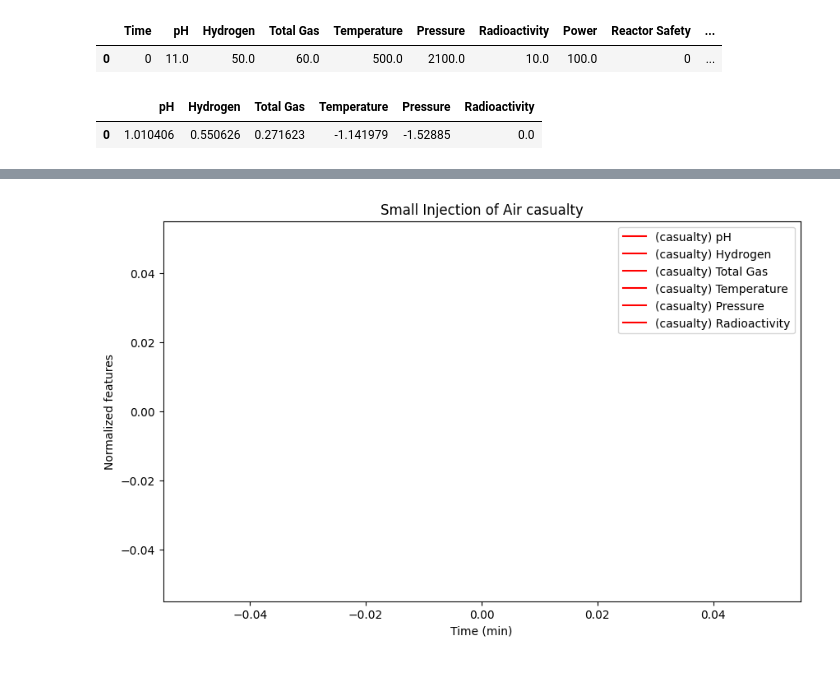
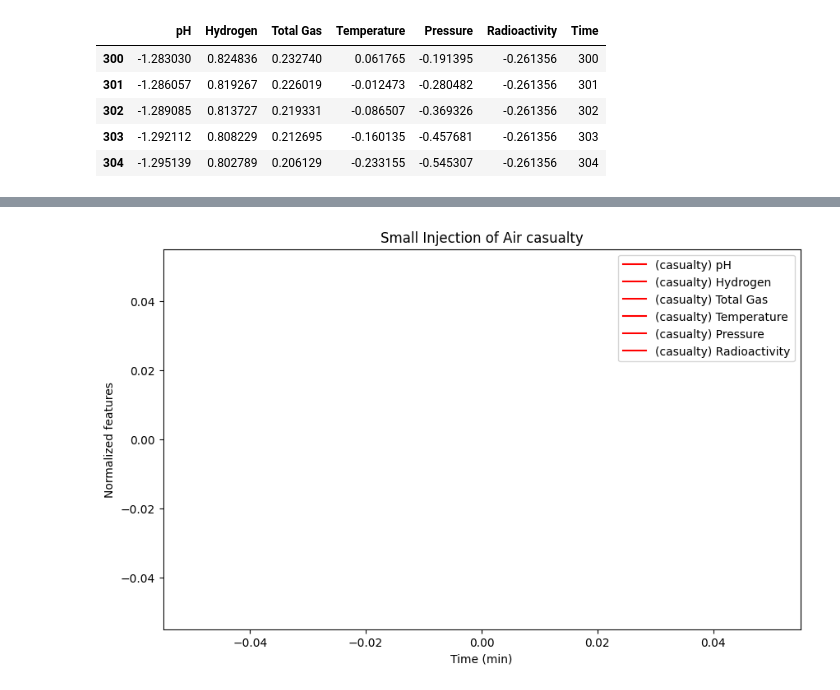
Before and after one commit to shawnschulz/chem_277B_capstone_project, a Jupyter notebook: Simulation Data/graph.ipynb, the cells around one changed output, grey strips where cells are left out. Drawn from its saved outputs; the diff is of its cells as text; code cells hidden in the pictures.

```diff
--- a/Simulation Data/graph.ipynb
+++ b/Simulation Data/graph.ipynb
@@ -5,25 +5,24 @@ import matplotlib.pyplot as plt
 import seaborn as sns
 
 from sklearn.preprocessing import StandardScaler
-# %%
-df_no_casualties = pd.read_csv("Sim_only_large_injection_of_air")
-df_no_casualties.head(1)
-# %% [output]
-|  | Time | pH | Hydrogen | Total Gas | Temperature | Pressure | Radioactivity | Power | Reactor Safety | ... |
-| 0 | 0 | 11.0 | 50.0 | 60.0 | 500.0 | 2100.0 | 10.0 | 100.0 | 0 | ... |
 # %%
-first_500 = df_no_casualties.iloc[200:722]
+df_no_casualties = pd.read_csv("Sim_only_large_injection_of_air")
+first_500 = df_no_casualties.iloc[300:750]
+
 scaler = StandardScaler()
+num_data = first_500[["pH", "Hydrogen", "Total Gas", "Temperature", "Pressure", "Radioactivity"]]
+data_s = scaler.fit_transform(num_data)
 
-num_data = first_500[["pH", "Hydrogen", "Total Gas", "Temperature", "Pressure", "Radioactivity"]]
-
-data_s = scaler.fit_transform(num_data)
-data_s = pd.DataFrame(data_s, columns = num_data.columns)
-data_s["Time"] = first_500["Time"]
-data_s.head(1)
+data_s = pd.DataFrame(data_s, columns = num_data.columns, index = num_data.index)
+data_s["Time"] = first_500["Time"].values
+data_s.head()
 # %% [output]
-|  | pH | Hydrogen | Total Gas | Temperature | Pressure | Radioactivity |
-| 0 | 1.010406 | 0.550626 | 0.271623 | -1.141979 | -1.52885 | 0.0 |
+|  | pH | Hydrogen | Total Gas | Temperature | Pressure | Radioactivity | Time |
+| 300 | -1.283030 | 0.824836 | 0.232740 | 0.061765 | -0.191395 | -0.261356 | 300 |
+| 301 | -1.286057 | 0.819267 | 0.226019 | -0.012473 | -0.280482 | -0.261356 | 301 |
+| 302 | -1.289085 | 0.813727 | 0.219331 | -0.086507 | -0.369326 | -0.261356 | 302 |
+| 303 | -1.292112 | 0.808229 | 0.212695 | -0.160135 | -0.457681 | -0.261356 | 303 |
+| 304 | -1.295139 | 0.802789 | 0.206129 | -0.233155 | -0.545307 | -0.261356 | 304 |
 # %%
 
 # Parameters over time with no casualties
```
Also changed, not shown: parts of 1 cell of this notebook.
